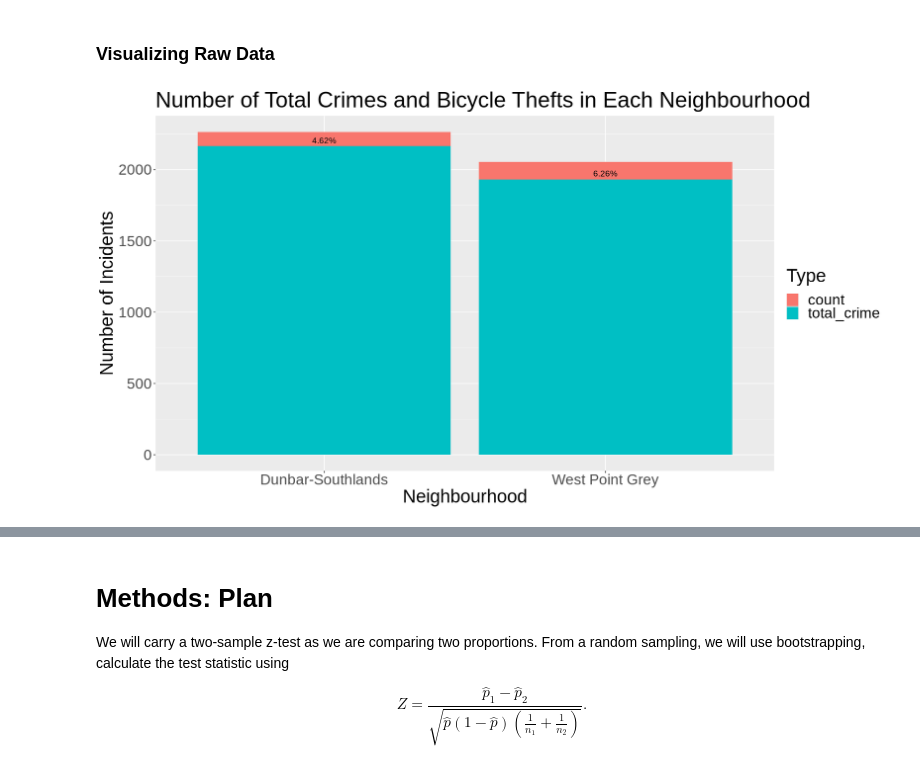
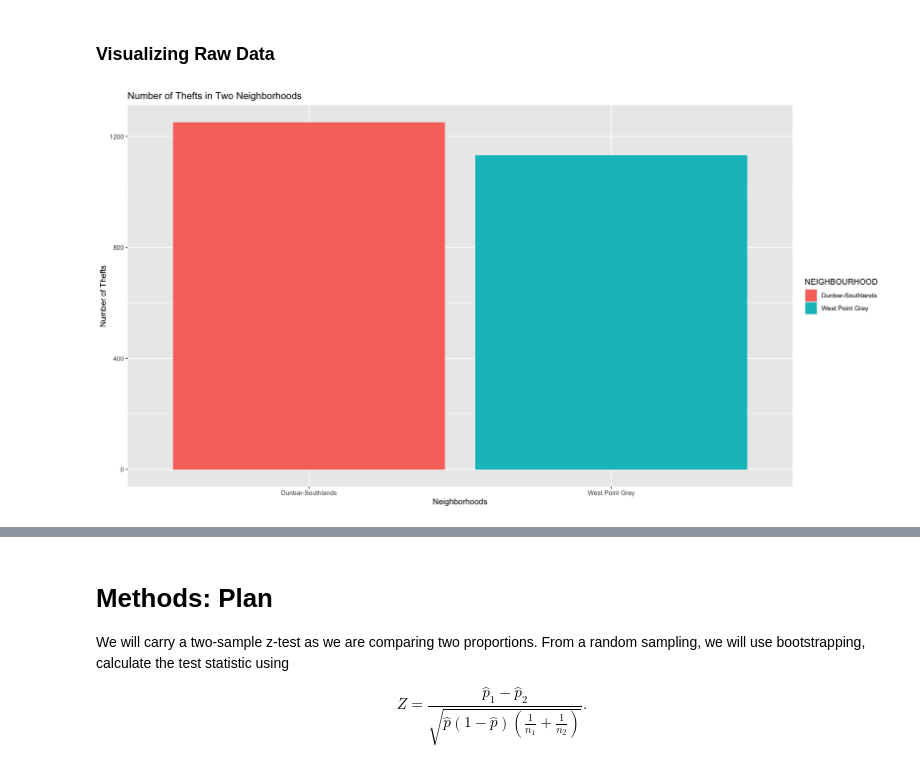
Before and after one commit to fankayii/STAT201_34, a Jupyter notebook: project.ipynb, the cells around one changed output, grey strips where cells are left out. Drawn from its saved outputs; the diff is of its cells as text; code cells hidden in the pictures.

Commit message:
graph edited

```diff
--- a/project.ipynb
+++ b/project.ipynb
@@ -127,19 +128,10 @@ A grouped_df: 2 × 11
 # %% [markdown]
 ### Visualizing Raw Data
 # %%
-long_data <- summary %>%
-  pivot_longer(cols = c(count, total_crime),
-               names_to = "Type",
-               values_to = "Number")
-plot <-long_data %>%
-  ggplot( aes(x = NEIGHBOURHOOD, y = Number, fill = Type)) +
-  geom_bar(stat="identity") +
-  geom_text(data = long_data %>% filter(Type == "total_crime"),
-            aes(label = paste0(round(summary$prop*100, 2), "%")),
-            vjust = -0.5, size = 4, color = "black") +
-  labs(x = "Neighbourhood", y = "Number of Incidents",
-       title = "Number of Total Crimes and Bicycle Thefts in Each Neighbourhood") +
-    theme(text = element_text(size=25))
-plot
+ggplot(summary, aes(x = NEIGHBOURHOOD, y = Theft, fill = NEIGHBOURHOOD)) +
+  geom_bar(stat = "identity") +
+  labs(title = "Number of Thefts in Two Neighborhoods",
+       x = "Neighborhoods",
+       y = "Number of Thefts")
 # %% [output]
-[figure, old version]
+[figure, new version]
```
Also changed, not shown: parts of 2 cells of this notebook.
